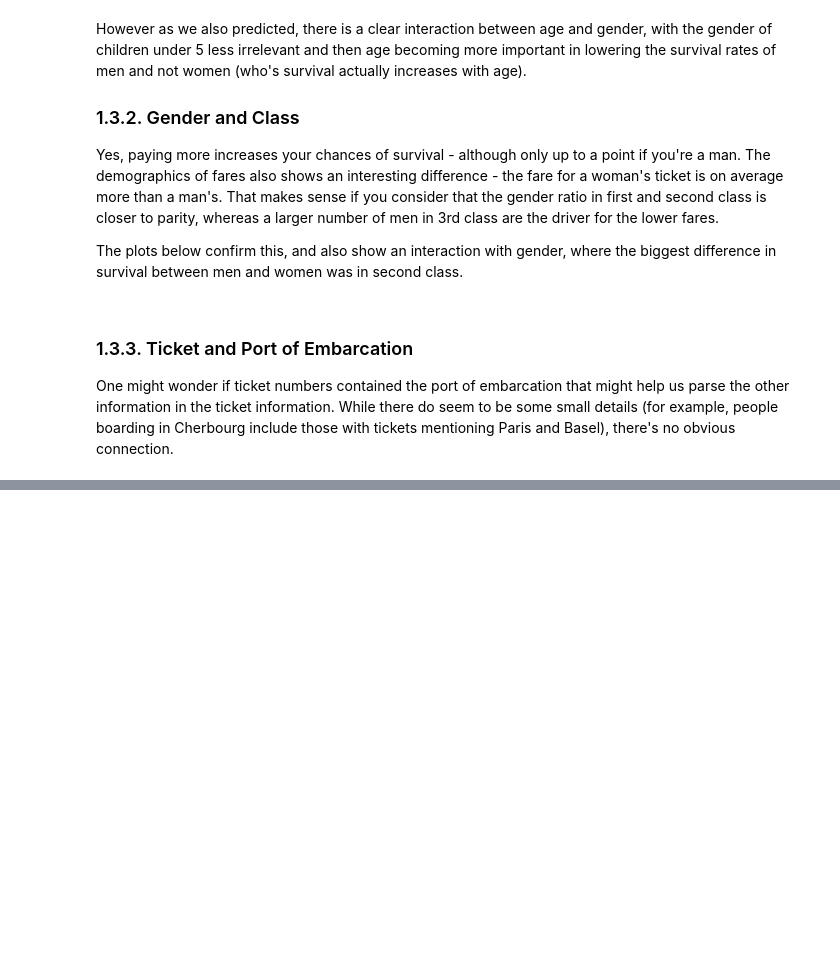
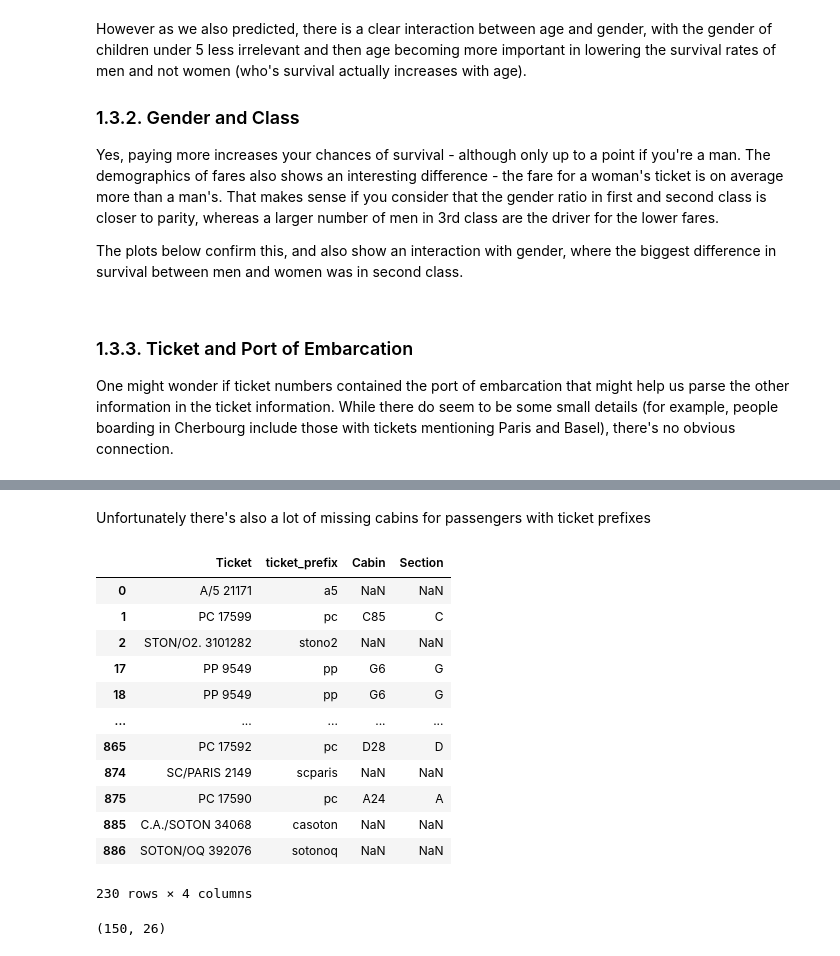
Before and after one commit to stephentown42/ML_examples, a Jupyter notebook: notebooks/titanic/1_understanding_the_data.ipynb, the cells around one changed output, grey strips where cells are left out. Drawn from its saved outputs; the diff is of its cells as text; code cells hidden in the pictures; blank space fills up the shorter version.

```diff
--- a/notebooks/titanic/1_understanding_the_data.ipynb
+++ b/notebooks/titanic/1_understanding_the_data.ipynb
@@ -810,0 +826,24 @@ Also, because we have the train and test data, we can also check for drift in th
+# %% [markdown]
+Unfortunately there's also a lot of missing cabins for passengers with ticket prefixes
+# %%
+index = train[train['ticket_prefix'] != ''].index
+
+train.loc[index, ['Ticket','ticket_prefix','Cabin','Section']]
+# %% [output]
+|  | Ticket | ticket_prefix | Cabin | Section |
+| 0 | A/5 21171 | a5 | NaN | NaN |
+| 1 | PC 17599 | pc | C85 | C |
+| 2 | STON/O2. 3101282 | stono2 | NaN | NaN |
+| 17 | PP 9549 | pp | G6 | G |
+| 18 | PP 9549 | pp | G6 | G |
+| ... | ... | ... | ... | ... |
+| 865 | PC 17592 | pc | D28 | D |
+| 874 | SC/PARIS 2149 | scparis | NaN | NaN |
+| 875 | PC 17590 | pc | A24 | A |
+| 885 | C.A./SOTON 34068 | casoton | NaN | NaN |
+| 886 | SOTON/OQ 392076 | sotonoq | NaN | NaN |
+230 rows × 4 columns
+# %%
+train[(train['ticket_prefix'] == '') & (~train['Cabin'].isna())].shape
+# %% [output]
+(150, 26)
```
Also changed, not shown: parts of 13 cells of this notebook, 3 other files.
